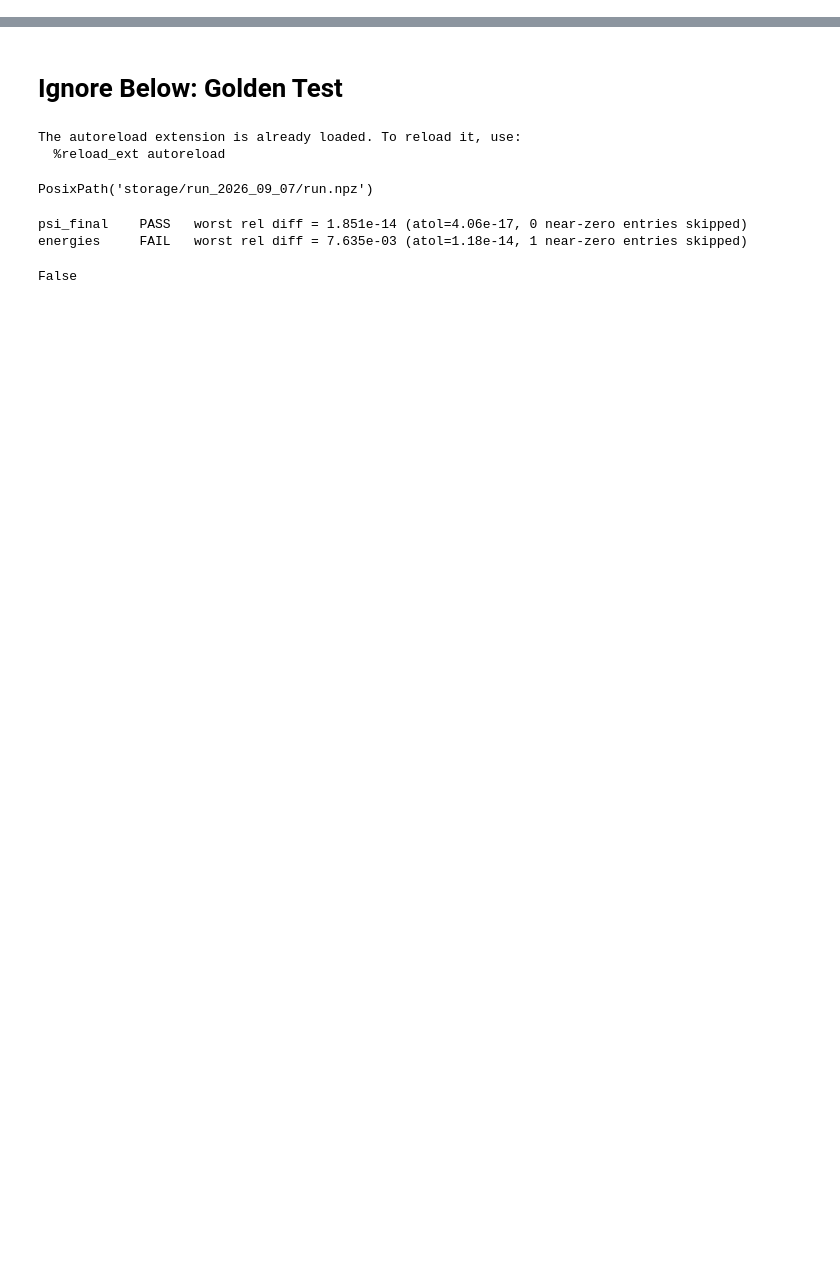
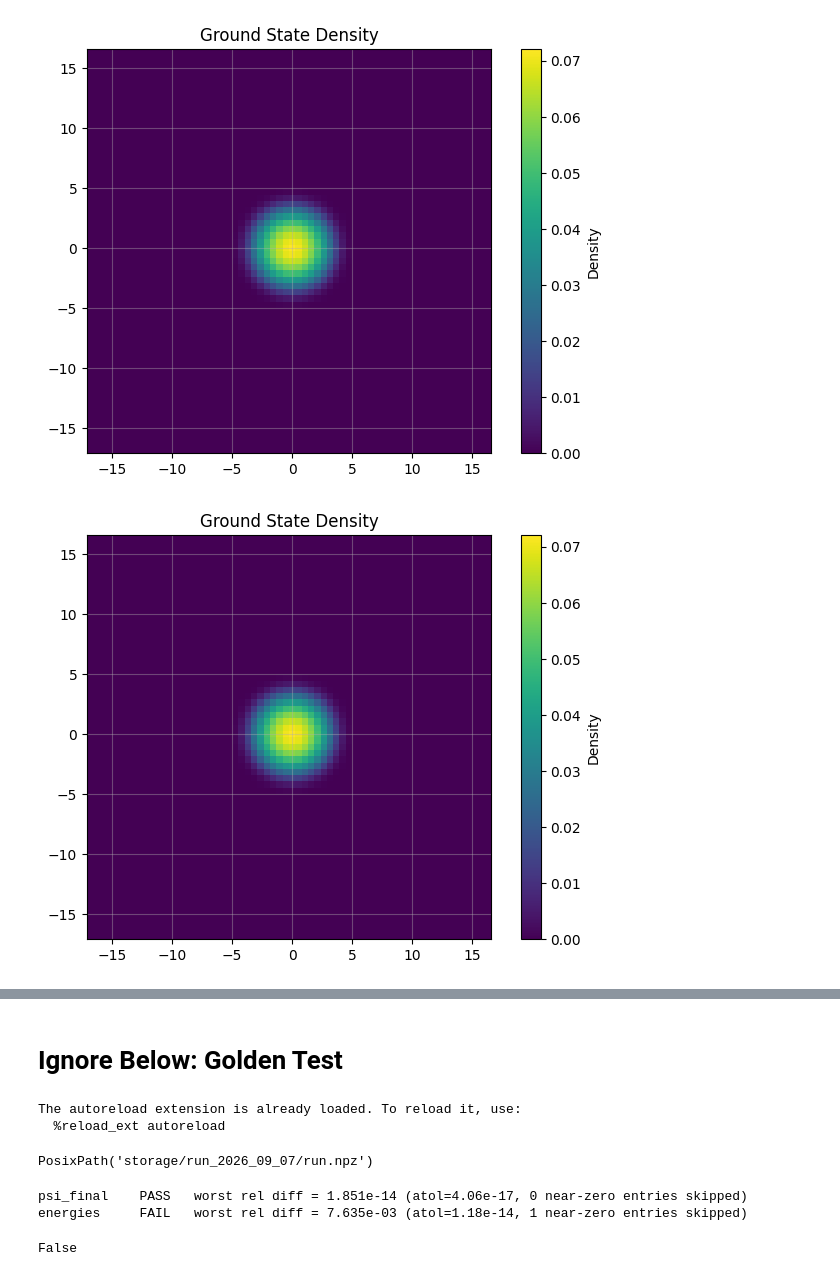
Before and after one commit to svijaymurugan/BECSimulation, a Jupyter notebook: newsim/run.ipynb, the cells around one changed output, grey strips where cells are left out. Drawn from its saved outputs; the diff is of its cells as text; code cells hidden in the pictures; blank space fills up the shorter version.

```diff
--- a/newsim/run.ipynb
+++ b/newsim/run.ipynb
@@ -8,6 +8,7 @@
 %autoreload 2
 import torch
 from config import SimulationConfig
+from pprint import pprint
 
 device = "cuda" if torch.cuda.is_available() else "cpu"
 
@@ -17,40 +18,43 @@ cfg = SimulationConfig(
     m=1.9e-25,                    # atomic mass (kg)
     omega=2 * torch.pi * 40,      # trap frequency (rad/s)
     a0=2e-9,                      # s-wave scattering length (m)
-    a02=5e-23,                    # scattering volume, g2 term (m^3)
+    a02=5e-25,                    # scattering volume, g2 term (m^3)
     up=2.5e-5,                    # half box length (m)
-    N=256,                        # grid points in x and y
+    N=64,                        # grid points in x and y
 
     # --- geometry ---
     Nz=None,                      # None means same as N
     sigma=10e-6,                  # width of the Gaussian ansatz (m)
+    init_type="Gaussian",        # "Ground State" or "Gaussian"
 
     # --- trap ---
     gamma=1.0,                    # z anisotropy, real time
     imag_gamma=1.0,               # z anisotropy, imaginary time
-    modulation_amp=0.1,
-    modulation_freq=2 * 5**0.5,
+    modulation_amp=0.0,
+    modulation_freq=0.0,
 
     # --- real time ---
     ev_time=0.015,
-    time_steps=10_000,
+    time_steps=100,
 
     # --- imaginary time ---
     imag_dtau=1e-4,
-    imag_max_steps=10_000,
+    imag_max_steps=15_000,
     tolerance=1e-6,
 
     # --- numerics ---
     cutoff="Hard Cutoff",         # see the registry in cutoff.py
-    cutoff_coeff=0.9,
+    cutoff_coeff=0.3,
     include_g0=True,
     include_g2=True,
     high_precision=True,
 
     # --- what to record (all opt-in; see "Diagnostics" below) ---
-    track_waist=True,
+    track_waist=False,
     track_modes=False,
 )
 
-print(cfg)                        # dataclass prints every field, labelled
-print(cfg.to_dict()["_derived"])  # l, dt, G0, G2, ...
+#pprint(cfg)                        # dataclass prints every field, labelled
+#pprint(cfg.to_dict()["_derived"])  # l, dt, G0, G2, ...
+
+cfg.print_summary()  # prints only the most important fields
@@ -93 +130,12 @@ else:
+# %%
+import torch
+density = torch.abs(psi)**2
+xy_density = torch.sum(density, dim=2).detach().to(torch.float32)
+xz_density = torch.sum(density, dim=1).detach().to(torch.float32)
+
+plotting.density_map(xy_density, grid.x/cfg.l, grid.x/cfg.l, title="Ground State Density");
+plotting.density_map(xz_density, grid.x/cfg.l, grid.z/cfg.l, title="Ground State Density");
+# %% [output]
+[figure, added]
+[figure, added]
 # %%
```
Also changed, not shown: parts of 11 cells of this notebook, 6 other files.
